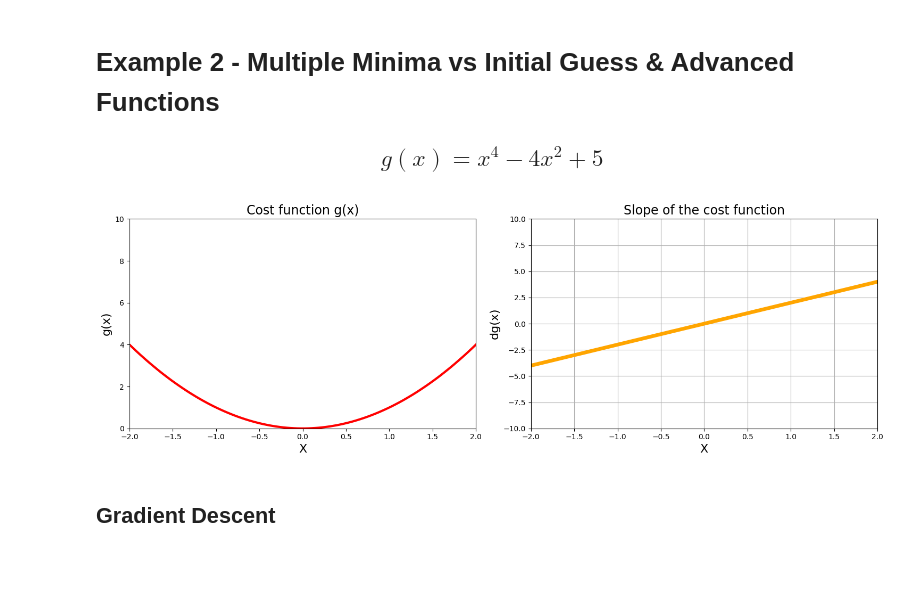
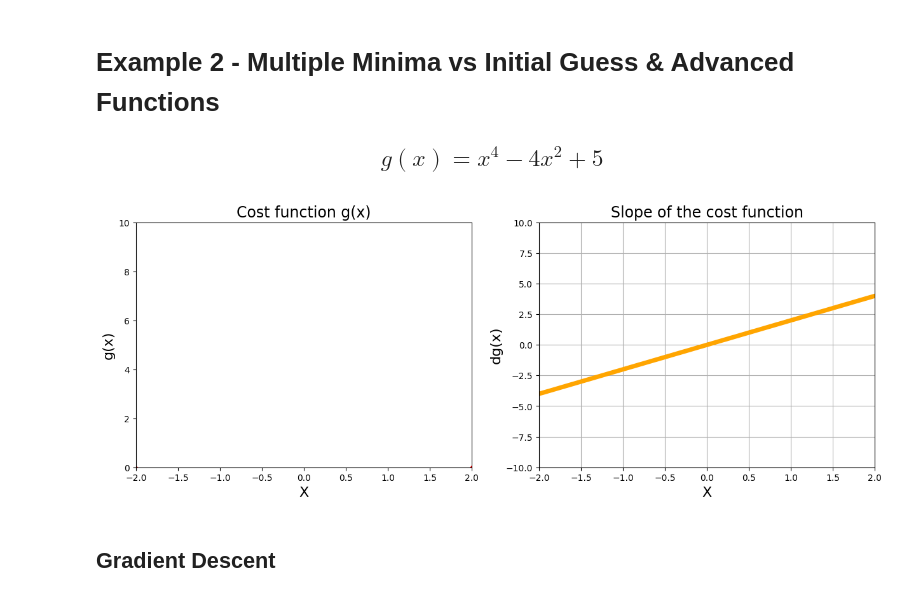
Before and after one commit to KolaSusmitha/FFML_Lab, a Jupyter notebook: FMML_2022_Module_04_Project_2024.ipynb, the cells around one changed output. Cells and saved outputs as stored; diff of their text form; code cells hidden in the pictures; blank space fills up the shorter version.

```diff
--- a/FMML_2022_Module_04_Project_2024.ipynb
+++ b/FMML_2022_Module_04_Project_2024.ipynb
@@ -192,51 +192,43 @@ plt.show()
 x_2 = np.linspace(-2, 2, 1000)
 
 def g(x):
-    return  x**4 - 4*x**2 + 5 ## [REQUIRED]
+    return  x**2 - 4
+## [REQUIRED]
 
 def dg(x):
-    return 4*x**3 - 8*x ## [REQUIRED]
+    return 2*x## [REQUIRED]
 # %%
 ## TASK-3 : Plot function and derivative side by side like has been done earlier
-import matplotlib.pyplot as plt
-import numpy as np
-
-# Define the function g(x) and its derivative dg(x)
-def g(x):
-    return x**2  # Example cost function, replace with your own function
-
-def dg(x):
-    return 2*x  # Derivative of g(x), replace with your own derivative
-
-# Generate x values
-x_2 = np.linspace(-2, 2, 100)  # Adjust range and density as needed
-
-# Create the subplots
+# Plot function and derivative side by side
 plt.figure(figsize=[15, 5])
 
 # 1 Chart: Cost function g(x)
 plt.subplot(1, 2, 1)
+
 plt.xlim(-2, 2)
 plt.ylim(0, 10)
+
 plt.title('Cost function g(x)', fontsize=17)
 plt.xlabel('X', fontsize=16)
 plt.ylabel('g(x)', fontsize=16)
+
 plt.plot(x_2, g(x_2), color='red', linewidth=3)
 
 # 2 Chart: Derivative dg(x)
 plt.subplot(1, 2, 2)
+
 plt.title('Slope of the cost function', fontsize=17)
 plt.xlabel('X', fontsize=16)
 plt.ylabel('dg(x)', fontsize=16)
 plt.grid()
 plt.xlim(-2, 2)
-plt.ylim(-10, 10)  # Adjusted limit for derivative plot
+plt.ylim(-10, 10)
+
 plt.plot(x_2, dg(x_2), color='orange', linewidth=5)
 
-plt.tight_layout()  # Improves subplot layout
 plt.show()
 # %% [output]
-[figure, old version]
+[figure, new version]
 # %% [markdown]
 ## Gradient Descent
 # %%
```
Also changed, not shown: parts of 12 cells of this notebook.
